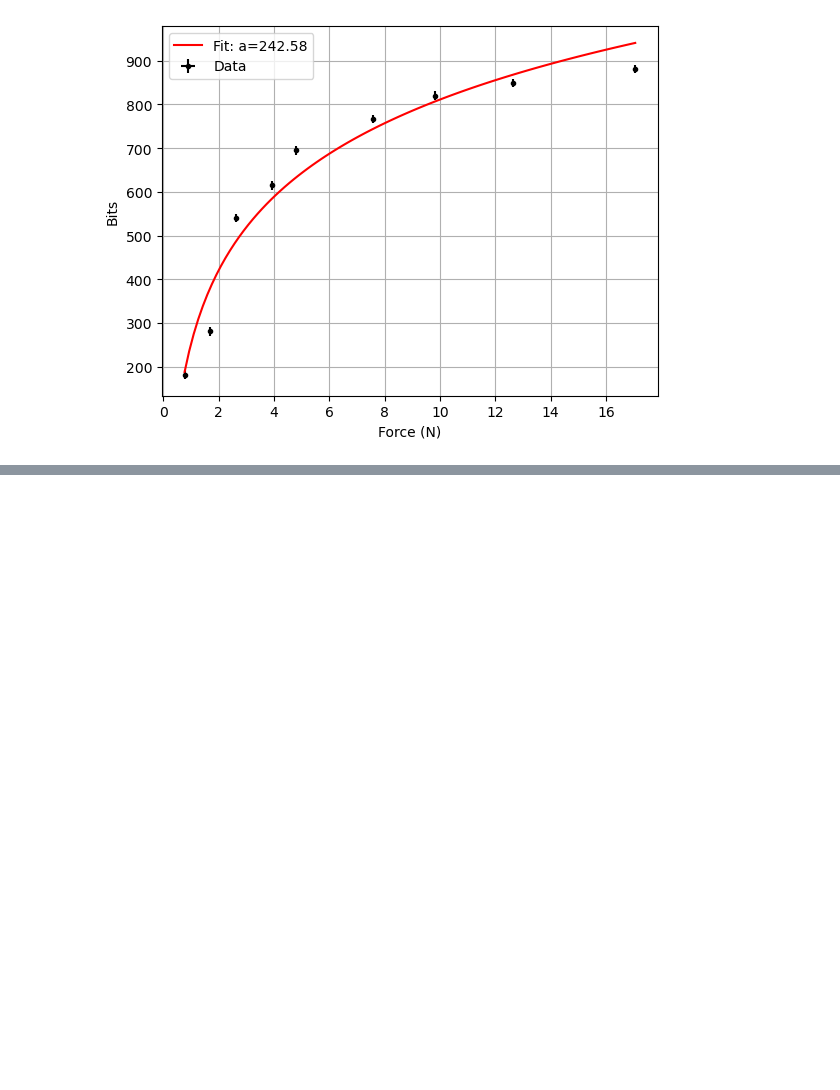
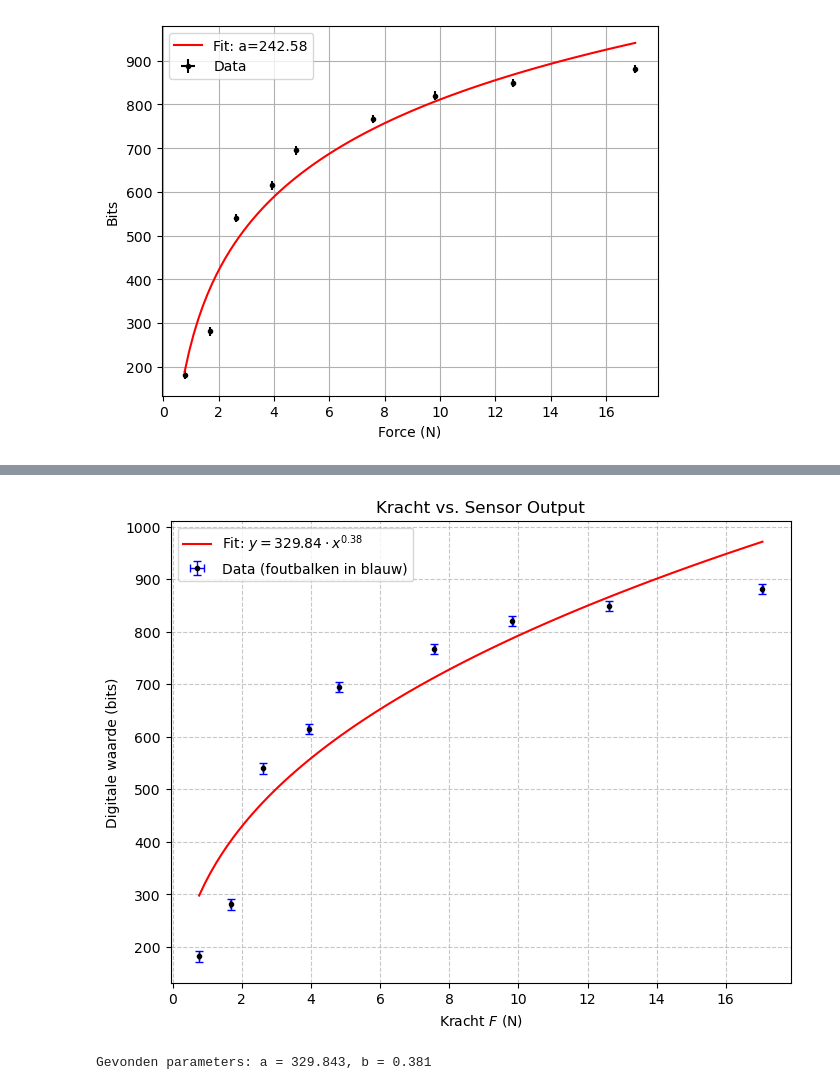
Before and after one commit to WouterAlejandro/opdrachten-DEF-D, a Jupyter notebook: FysiekeOntwerpopdrachten/1KalibreerEenSensorDigitaalAnaloog/DEFOntwerpopdracht1KalibreerEenSensorInvulTemplate.ipynb, the cells around one changed output, grey strips where cells are left out. Saved outputs shown, nothing was run; the diff lists cells and outputs as text; code cells hidden in the pictures; blank space fills up the shorter version.

```diff
--- a/FysiekeOntwerpopdrachten/1KalibreerEenSensorDigitaalAnaloog/DEFOntwerpopdracht1KalibreerEenSensorInvulTemplate.ipynb
+++ b/FysiekeOntwerpopdrachten/1KalibreerEenSensorDigitaalAnaloog/DEFOntwerpopdracht1KalibreerEenSensorInvulTemplate.ipynb
@@ -249,2 +250,49 @@ onze cunclusie is dat deze druk sensor te veel fluctureerd om op de manier die w
 Dit is onze opstelling je ziet hier dat de sensor vast is getapet aan de tafel voor stabiliteit en zodat je hem schuin kan houden. op de sensor zit een kartonnen plaatje zodat het gewicht beter verdeeld word over het plaatje. de sensor zit in het circuit en dat is met de arduino gekoppeld die weer aan de computer is gekoppeld
  ![Alt](fotomeetopstelling.jpeg "meetopstelling student")
+# %%
+import numpy as np
+import matplotlib.pyplot as plt
+from scipy.optimize import curve_fit
+
+# Data
+mass = np.array([1.25, 1.702, 0.230, 0.735, 0.965, 0.452, 0.134, 0.041, 0.364])
+bits = np.array([849, 881, 540, 767, 820, 695, 281, 182, 615])
+u_bits = 10
+u_mass = 0.0005
+m_hanger = 0.037
+g = 9.81
+
+# Berekeningen
+F = (mass + m_hanger) * g
+u_F = np.full_like(F, u_mass * g) # Onzekerheid in kracht
+
+def function(x, a, b):
+    return a * x**b
+
+# 1. Gebruik 'sigma' in de fit zodat de fouten in 'bits' worden meegewogen
+popt, pcov = curve_fit(function, F, bits, sigma=np.full_like(bits, u_bits), absolute_sigma=True)
+
+a, b = popt
+x_fit = np.linspace(min(F), max(F), 100)
+
+plt.figure(figsize=(8, 6))
+
+# 2. Gebruik 'capsize' om de errorbars "kopjes" te geven (maakt ze zichtbaarder)
+# 3. Kleur de errorbars anders dan de datapunten voor duidelijkheid
+plt.errorbar(F, bits, xerr=u_F, yerr=u_bits, fmt='k.', ecolor='blue', capsize=3, elinewidth=1, label='Data (foutbalken in blauw)')
+
+plt.plot(x_fit, function(x_fit, *popt), 'r-', label=f'Fit: $y = {a:.2f} \cdot x^{{{b:.2f}}}$')
+
+plt.xlabel('Kracht $F$ (N)')
+plt.ylabel('Digitale waarde (bits)')
+plt.title('Kracht vs. Sensor Output')
+plt.grid(True, linestyle='--', alpha=0.7)
+plt.legend()
+
+plt.show()
+
+# Print de resultaten voor je verslag
+print(f"Gevonden parameters: a = {a:.3f}, b = {b:.3f}")
+# %% [output]
+[figure, added]
+Gevonden parameters: a = 329.843, b = 0.381
```
Also changed, not shown: parts of 6 cells of this notebook.
